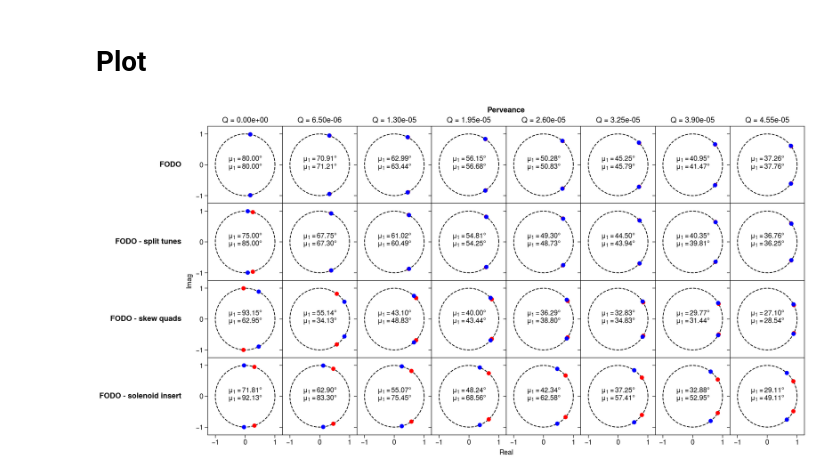
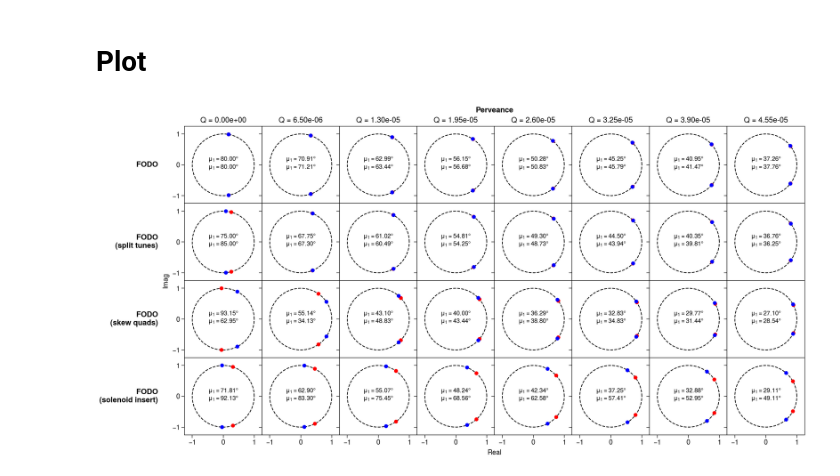
Before and after one commit to austin-hoover/accphys-tools, a Jupyter notebook: pyorbit_studies/matching/comparison/transfer_matrices_FODO/analysis.ipynb, the cells around one changed output. Drawn from its saved outputs; the diff is of its cells as text; code cells hidden in the pictures.

```diff
--- a/pyorbit_studies/matching/comparison/transfer_matrices_FODO/analysis.ipynb
+++ b/pyorbit_studies/matching/comparison/transfer_matrices_FODO/analysis.ipynb
@@ -15,6 +16,7 @@ from tools.utils import list_files, show
 # Settings
 # %%
 plot.rc['figure.facecolor'] = 'white'
+plot.rc['cycle'] = 'default'
 plot.rc.style = None
 colormap = plt.cm.viridis
 dpi=500
@@ -58,48 +60,49 @@ array([[0.00000000e+00],
 # %%
 lattice_names = [
     'FODO',
-    'FODO - split tunes',
-    'FODO - skew quads',
-    'FODO - solenoid insert'
+    'FODO\n(split tunes)',
+    'FODO\n(skew quads)',
+    'FODO\n(solenoid insert)'
 ]
 # %% [markdown]
 # Plot
 # %%
 nrows, ncols, _, _ = transfer_mats_arr.shape
-s = 25
+s = 20
+fontsize=8
 
 fig, axes = plot.subplots(nrows=nrows, ncols=ncols, figsize=(13, 6.5), hspace=0, wspace=0)
 myplt.set_labels(axes[0, :], ['Q = {:.2e}'.format(Q) for Q in perveances], 'title')
 
 # Plot unit circle in background
 psi = np.linspace(0, 2*np.pi, 50)
 x_circle, y_circle = np.cos(psi), np.sin(psi)
 for ax in axes:
     ax.plot(x_circle, y_circle, 'k--', lw=1, zorder=0)
 
 # Plot eigenvalues
 for i in range(nrows):
     for ax, M in zip(axes[i, :], transfer_mats_arr[i]):
         eigvals, eigvecs = np.linalg.eig(M)
         ax.scatter(eigvals.real, eigvals.imag,  s=s, c=('r', 'r', 'b', 'b'), zorder=1)
         mu1, _, mu2, _ = np.degrees(np.arccos(eigvals.real))
-        split, fontsize = 0.05, 9
+        split, fontsize = 0.05, 8
         ax.annotate(r'$\mu_1 = {:.2f}\degree$'.format(mu1), xy=(0.5, 0.5+split),
-                    xycoords='axes fraction', horizontalalignment='center')
+                    xycoords='axes fraction', horizontalalignment='center', fontsize=fontsize)
         ax.annotate(r'$\mu_1 = {:.2f}\degree$'.format(mu2), xy=(0.5, 0.5-split),
-                    xycoords='axes fraction', horizontalalignment='center')
+                    xycoords='axes fraction', horizontalalignment='center', fontsize=fontsize)
 
 # Formatting
 scale = 1.25
 axes.format(
     suptitle='Perveance', grid=False,
     xlim=(-scale, scale), ylim=(-scale, scale), xlabel='Real', ylabel='Imag',
     xticks=[-1, 0, 1], yticks=[-1, 0, 1],
     rowlabels=lattice_names,
     xminorlocator='null', yminorlocator='null'
 )
 
 plt.savefig('_output/figures/eigvals.png', dpi=dpi, facecolor='w')
 # %% [output]
-[figure, old version]
+[figure, new version]
 # %%
```
Also changed, not shown: parts of 3 cells of this notebook.
